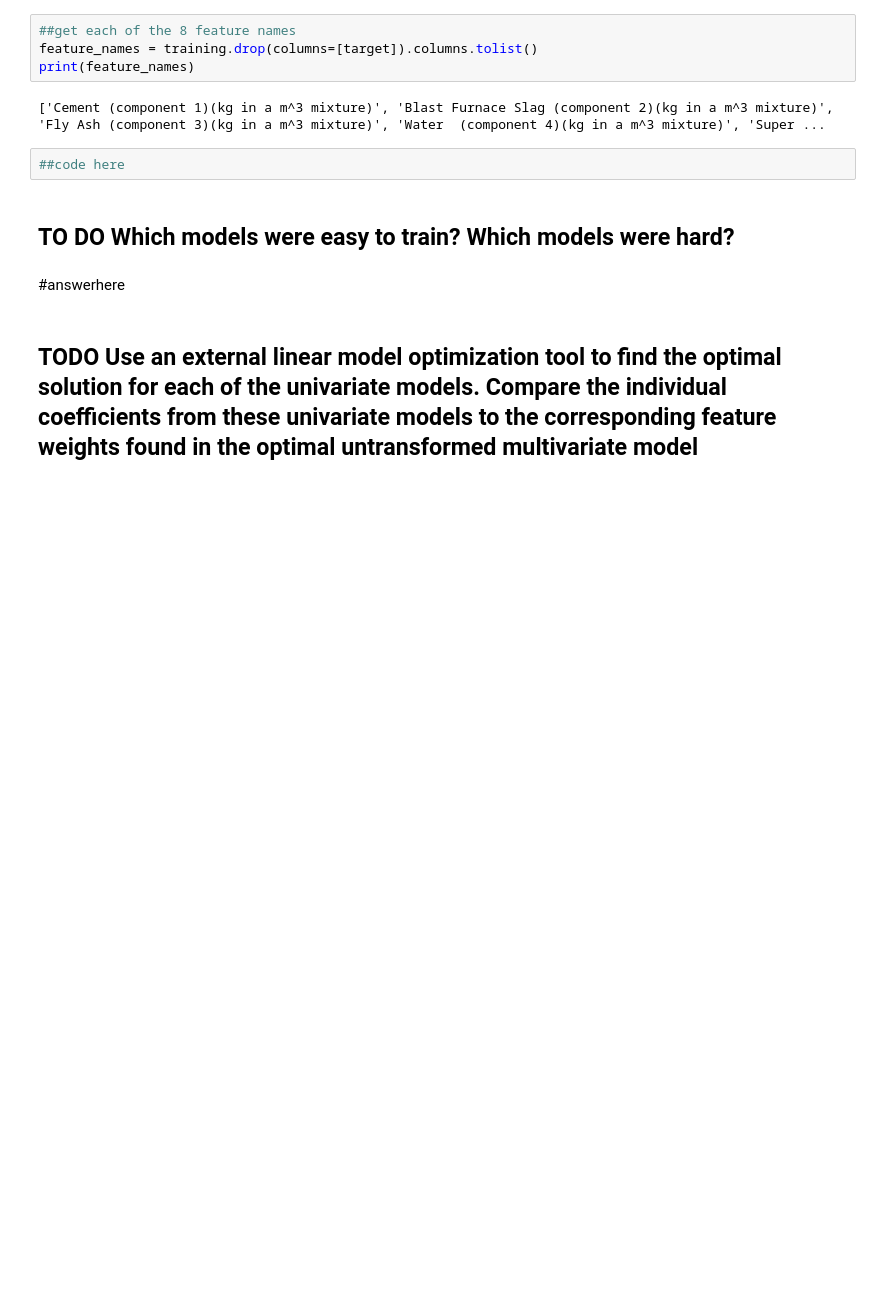
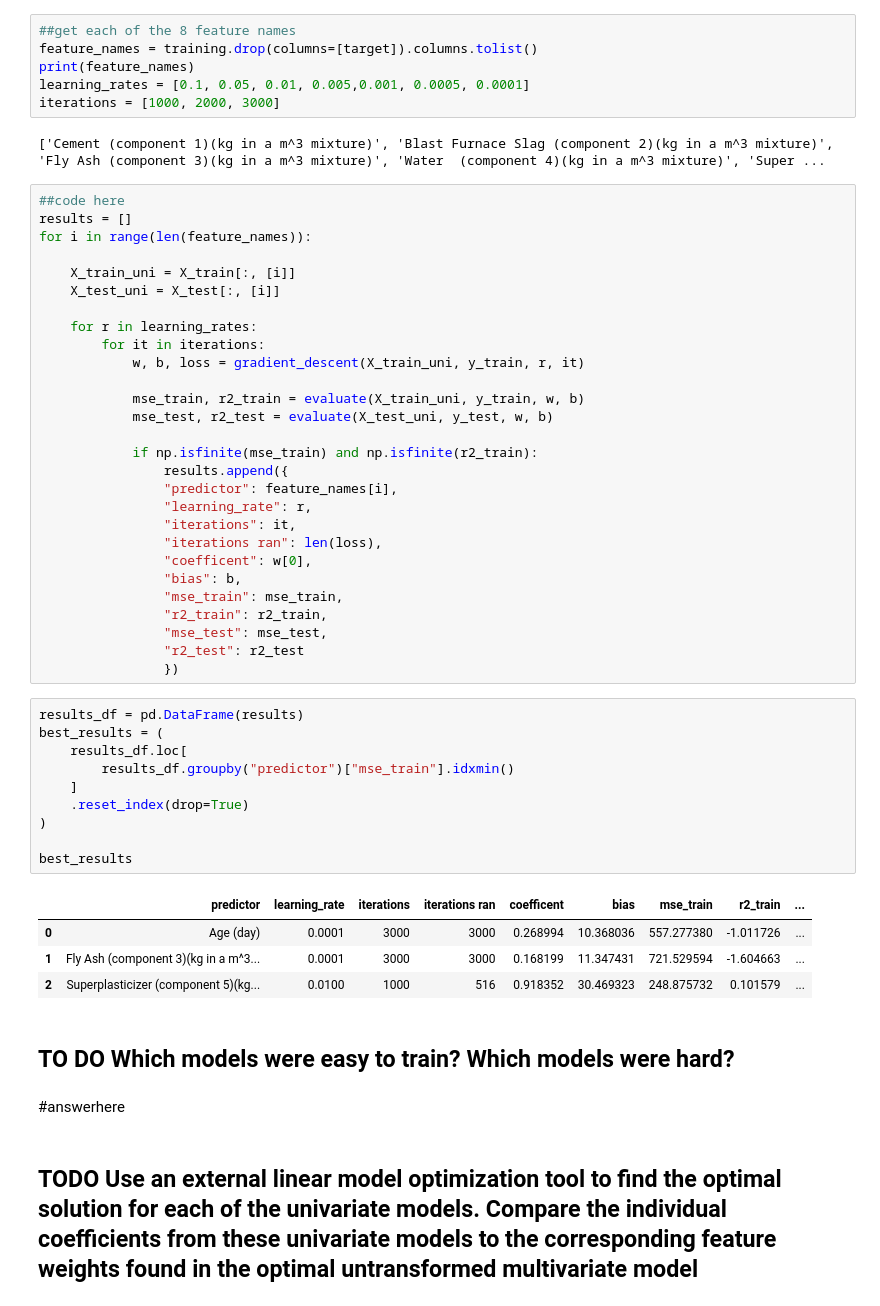
Before and after one commit to laurenlal/cse5104-project1, a Jupyter notebook: main.ipynb, the cells around one changed output. Saved outputs shown, nothing was run; the diff lists cells and outputs as text; blank space fills up the shorter version.

```diff
--- a/main.ipynb
+++ b/main.ipynb
@@ -308,10 +302,53 @@ Test Log MSE: 54.38490724351376, Test Log R2: 0.7569594553680202
 ##get each of the 8 feature names
 feature_names = training.drop(columns=[target]).columns.tolist()
 print(feature_names)
+learning_rates = [0.1, 0.05, 0.01, 0.005,0.001, 0.0005, 0.0001]
+iterations = [1000, 2000, 3000]
 # %% [output]
 ['Cement (component 1)(kg in a m^3 mixture)', 'Blast Furnace Slag (component 2)(kg in a m^3 mixture)', 'Fly Ash (component 3)(kg in a m^3 mixture)', 'Water  (component 4)(kg in a m^3 mixture)', 'Super ...
 # %%
 ##code here
+results = []
+for i in range(len(feature_names)):
+
+    X_train_uni = X_train[:, [i]]
+    X_test_uni = X_test[:, [i]]
+
+    for r in learning_rates:
+        for it in iterations:
+            w, b, loss = gradient_descent(X_train_uni, y_train, r, it)
+
+            mse_train, r2_train = evaluate(X_train_uni, y_train, w, b)
+            mse_test, r2_test = evaluate(X_test_uni, y_test, w, b)
+
+            if np.isfinite(mse_train) and np.isfinite(r2_train):
+                results.append({
+                "predictor": feature_names[i],
+                "learning_rate": r,
+                "iterations": it,
+                "iterations ran": len(loss),
+                "coefficent": w[0],
+                "bias": b,
+                "mse_train": mse_train,
+                "r2_train": r2_train,
+                "mse_test": mse_test,
+                "r2_test": r2_test
+                })
+# %%
+results_df = pd.DataFrame(results)
+best_results = (
+    results_df.loc[
+        results_df.groupby("predictor")["mse_train"].idxmin()
+    ]
+    .reset_index(drop=True)
+)
+
+best_results
+# %% [output]
+|  | predictor | learning_rate | iterations | iterations ran | coefficent | bias | mse_train | r2_train | ... |
+| 0 | Age (day) | 0.0001 | 3000 | 3000 | 0.268994 | 10.368036 | 557.277380 | -1.011726 | ... |
+| 1 | Fly Ash (component 3)(kg in a m^3... | 0.0001 | 3000 | 3000 | 0.168199 | 11.347431 | 721.529594 | -1.604663 | ... |
+| 2 | Superplasticizer (component 5)(kg... | 0.0100 | 1000 | 516 | 0.918352 | 30.469323 | 248.875732 | 0.101579 | ... |
 # %% [markdown]
 ## TO DO Which models were easy to train? Which models were hard?
 # %% [markdown]
```
Also changed, not shown: parts of 4 cells of this notebook, 1 other file.
